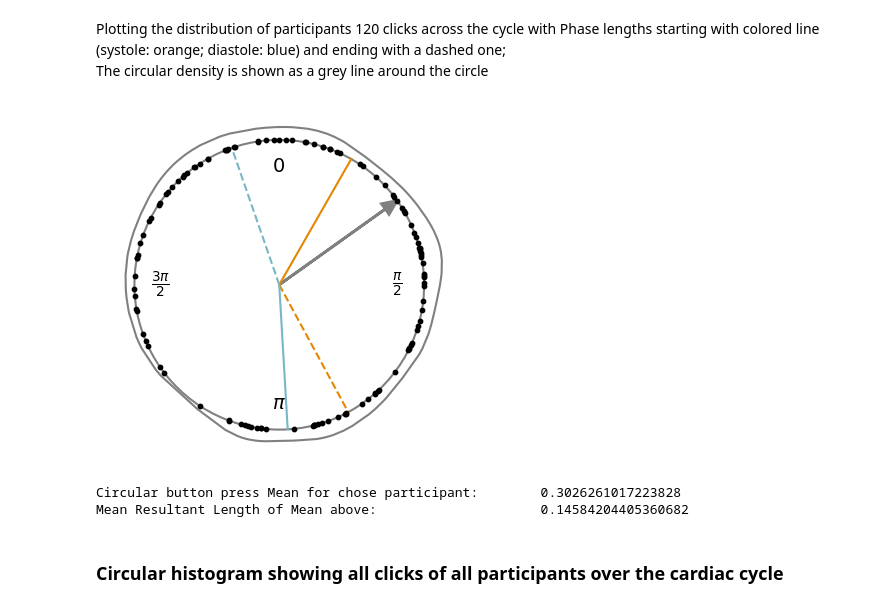
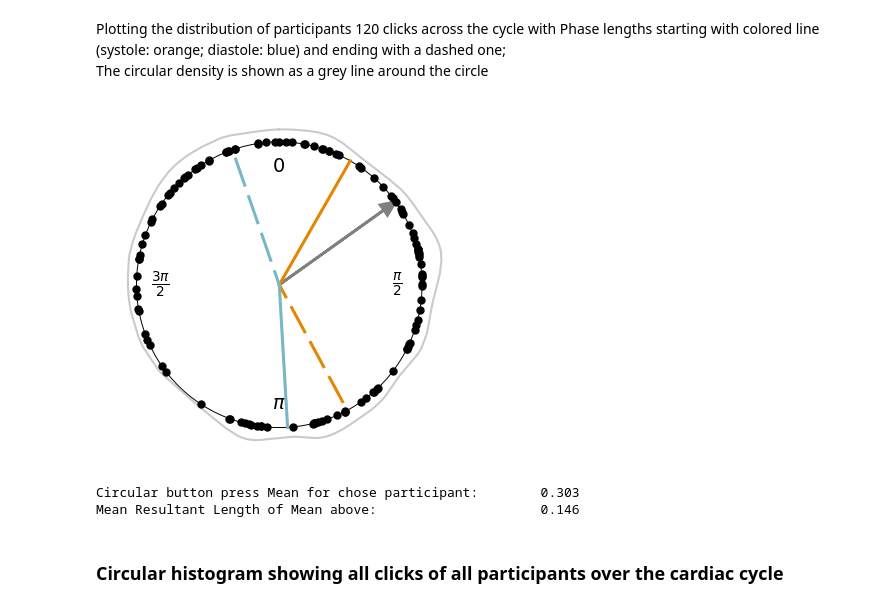
Before and after one commit to emiliahildebrandt/kunzendorf_fork-input, a Jupyter notebook: jupyter.ipynb, the cells around one changed output. Drawn from its saved outputs; the diff is of its cells as text; code cells hidden in the pictures.

```diff
--- a/jupyter.ipynb
+++ b/jupyter.ipynb
@@ -254,3 +251,13 @@ standard derivation of all participants circular means:          0.5218106853388
+# %%
+def circ_plot():
+    ax.set_theta_direction(-1)  # set direction clockwise
+    ax.set_theta_zero_location("N")  # zero at the top
+    ax.set_yticklabels([])
+    ax.set_yticks([])
+    ax.set_xticks(np.linspace(0, 2 * np.pi, 5 ))
+    ax.set_xticklabels(["0", r"$\frac{\pi}{2}$", r"$\pi$", r"$\frac{3\pi}{2}$", ""], fontsize = 14)  # label ticks
+    ax.spines["polar"].set_visible(False)
+    ax.grid(False)
 # %% [markdown]
 ### Histogram with distribution of systolic and diastolic ratios of all participants
 # %%
@@ -334,7 +341,7 @@ sin_sum = np.sum(np.sin(circ_clicks))
 cos_sum = np.sum(np.cos(circ_clicks))
 
 two_circ_clicks = pd.concat([circ_clicks[circ_clicks > np.pi] - 2*np.pi, circ_clicks, circ_clicks[circ_clicks < np.pi] + 2*np.pi], ignore_index=True)
-kernel = st.gaussian_kde(two_circ_clicks, bw_method=.05)
+kernel = st.gaussian_kde(two_circ_clicks, bw_method=0.037)
 density= kernel.pdf(two_circ_clicks)
 ran = len(two_circ_clicks[two_circ_clicks < 0])
 
@@ -344,35 +351,28 @@ Plotting the distribution of participants 120 clicks across the cycle with Phase
 The circular density is shown as a grey line around the circle
 # %%
 fig, ax = plt.subplots(subplot_kw={"projection": "polar"})
-ax.plot(np.linspace(0, 2*np.pi, 100), r , color = "gray", label = "Density-Minimum")
-ax.plot(two_circ_clicks[ran-1:ran+120], density[ran-1:ran+120] +1, color="gray", label="Von Mises Density")
-ax.plot([sys_start,sys_start], [0,1], color = "#E58601", label = "Systole Start" )
-ax.plot([sys_end,sys_end], [0,1], color = "#E58601", label = "Systole End", ls = "--")
-ax.plot([dias_start,dias_start], [0,1], color = "#78B7C5", label = "Diastole Start" )
-ax.plot([dias_end,dias_end], [0,1], color = "#78B7C5", label = "Diastole End", ls = "--" )
-ax.scatter(circ_clicks, np.ones(120), s = 10, color = "black", zorder = 2)
+ax.plot(np.linspace(0, 2*np.pi, 100), r , color = "black", label = "Density-Minimum", linewidth = 0.7)
+ax.plot(two_circ_clicks[ran-1:ran+120], density[ran-1:ran+120] + 1, color="#969696", alpha = 0.5, label="Von Mises Density")
+ax.plot([sys_start,sys_start], [0,1], color = "#E58601", label = "Systole Start" , linewidth = 2.2)
+ax.plot([sys_end,sys_end], [0,1], color = "#E58601", label = "Systole End", linewidth = 2.2, linestyle = (5, (10, 3)))
+ax.plot([dias_start,dias_start], [0,1], color = "#78B7C5", label = "Diastole Start" , linewidth = 2.2)
+ax.plot([dias_end,dias_end], [0,1], color = "#78B7C5", label = "Diastole End", linewidth = 2.2, linestyle = (5, (10, 3)))
+ax.scatter(circ_clicks, np.ones(120), s = 25, color = "black", zorder = 2)
 ax.arrow(mean, 0, 0, 0.9, color="gray", head_width=0.1, head_length=0.1, lw= 2)
-ax.set_theta_direction(-1)  # counterclockwise direction
-ax.set_theta_zero_location("N")  # zero angle to north
-ax.set_yticklabels([])  # no radial labels
-ax.set_yticks([])  # no radial grid lines
-ax.set_xticks(np.linspace(0, 2 * np.pi, 5 ))
-ax.set_xticklabels(["0", r"$\frac{\pi}{2}$", r"$\pi$", r"$\frac{3\pi}{2}$", ""], fontsize = 14)  # label ticks
-ax.spines["polar"].set_visible(False)
 ax.tick_params(axis="x", pad=-50)
-ax.grid(False)
+circ_plot()
 #plt.title("Circular Click Distribution " + inc)
 #plt.legend(loc = "upper left")
 plt.savefig("_figures/_figures_translation/circular_inc25.png", dpi=350)
 plt.show()
 # %% [output]
-[figure, old version]
+[figure, new version]
 # %%
-print("Circular button press Mean for chose participant: ", "\t", mean/np.pi)
-print("Mean Resultant Length of Mean above: " ,"\t" ,"\t", "\t", magn)
+print("Circular button press Mean for chose participant: ", "\t", round(mean/np.pi, 3))
+print("Mean Resultant Length of Mean above: " ,"\t" ,"\t", "\t", round(magn,3))
 # %% [output]
-Circular button press Mean for chose participant:        0.3026261017223828
-Mean Resultant Length of Mean above:                     0.14584204405360682
+Circular button press Mean for chose participant:        0.303
+Mean Resultant Length of Mean above:                     0.146
 # %% [markdown]
 ### Circular histogram showing all clicks of all participants over the cardiac cycle
 # %% [markdown]
```
Also changed, not shown: parts of 15 cells of this notebook.
